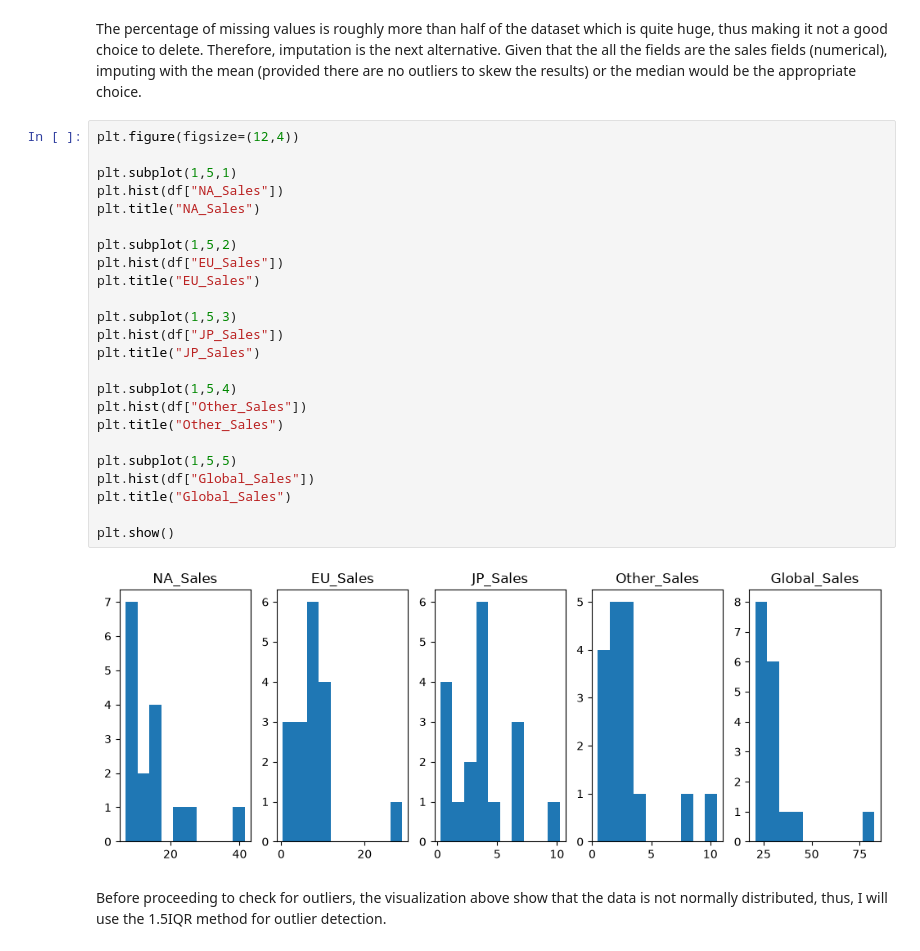
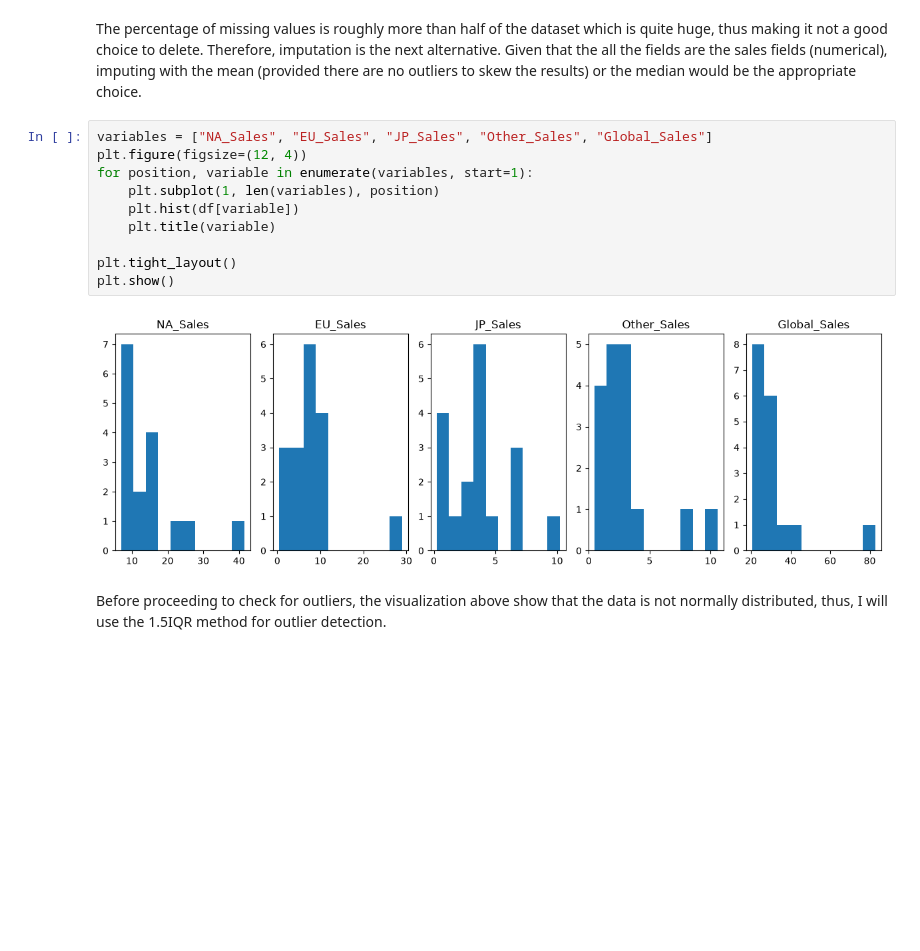
Before and after one commit to Mimi97-aqua/matplotlib_sales_analysis, a Jupyter notebook: analysis.ipynb, the cells around one changed output. Drawn from its saved outputs; the diff is of its cells as text; blank space fills up the shorter version.

Commit message:
Refactor cell for plotting histograms and handle missing values

```diff
--- a/analysis.ipynb
+++ b/analysis.ipynb
@@ -59,31 +54,17 @@ Percentage of missing values:
 # %% [markdown]
 The percentage of missing values is roughly more than half of the dataset which is quite huge, thus making it not a good choice to delete. Therefore, imputation is the next alternative. Given that the all the fields are the sales fields (numerical), imputing with the mean (provided there are no outliers to skew the results) or the median would be the appropriate choice.
 # %%
-plt.figure(figsize=(12,4))
+variables = ["NA_Sales", "EU_Sales", "JP_Sales", "Other_Sales", "Global_Sales"]
+plt.figure(figsize=(12, 4))
+for position, variable in enumerate(variables, start=1):
+    plt.subplot(1, len(variables), position)
+    plt.hist(df[variable])
+    plt.title(variable)
 
-plt.subplot(1,5,1)
-plt.hist(df["NA_Sales"])
-plt.title("NA_Sales")
-
-plt.subplot(1,5,2)
-plt.hist(df["EU_Sales"])
-plt.title("EU_Sales")
-
-plt.subplot(1,5,3)
-plt.hist(df["JP_Sales"])
-plt.title("JP_Sales")
-
-plt.subplot(1,5,4)
-plt.hist(df["Other_Sales"])
-plt.title("Other_Sales")
-
-plt.subplot(1,5,5)
-plt.hist(df["Global_Sales"])
-plt.title("Global_Sales")
-
+plt.tight_layout()
 plt.show()
 # %% [output]
-[figure, old version]
+[figure, new version]
 # %% [markdown]
 Before proceeding to check for outliers, the visualization above show that the data is not normally distributed, thus, I will use the 1.5IQR method for outlier detection.
 # %%
```
Also changed, not shown: parts of 4 cells of this notebook.
